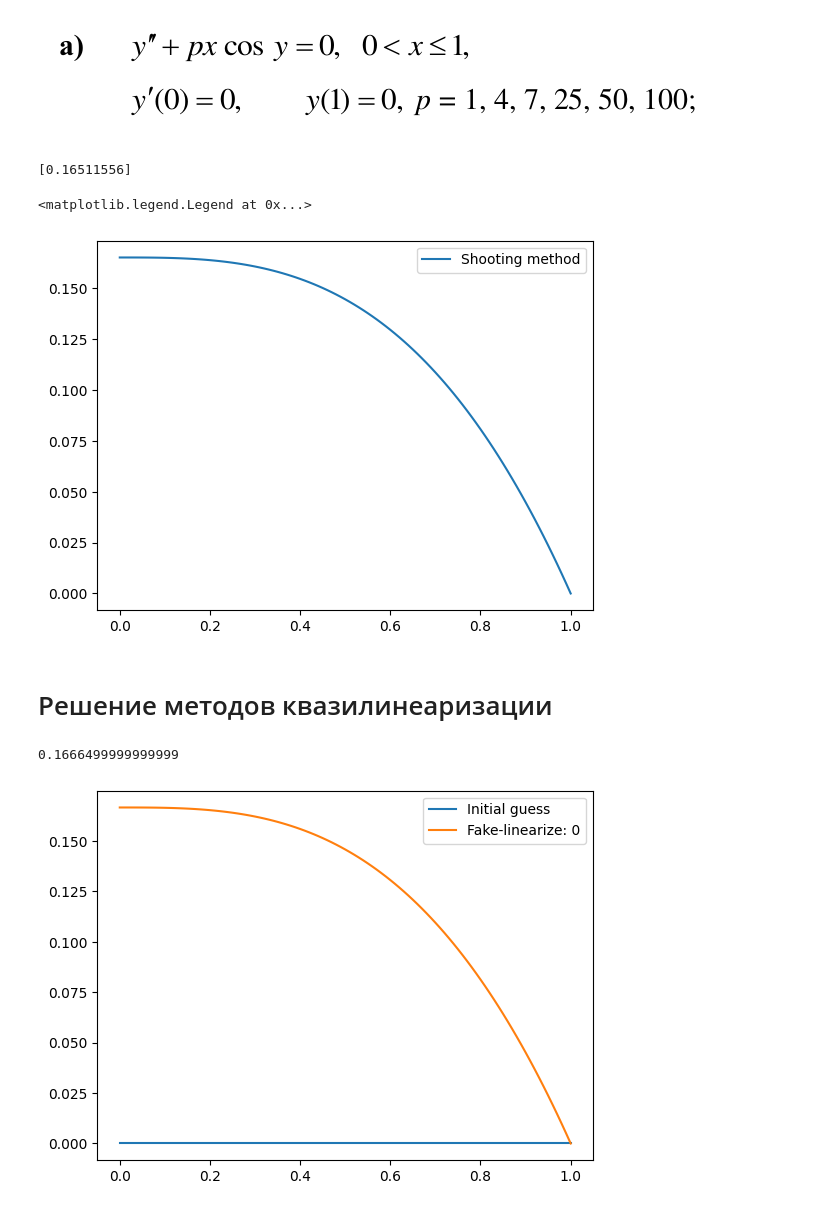
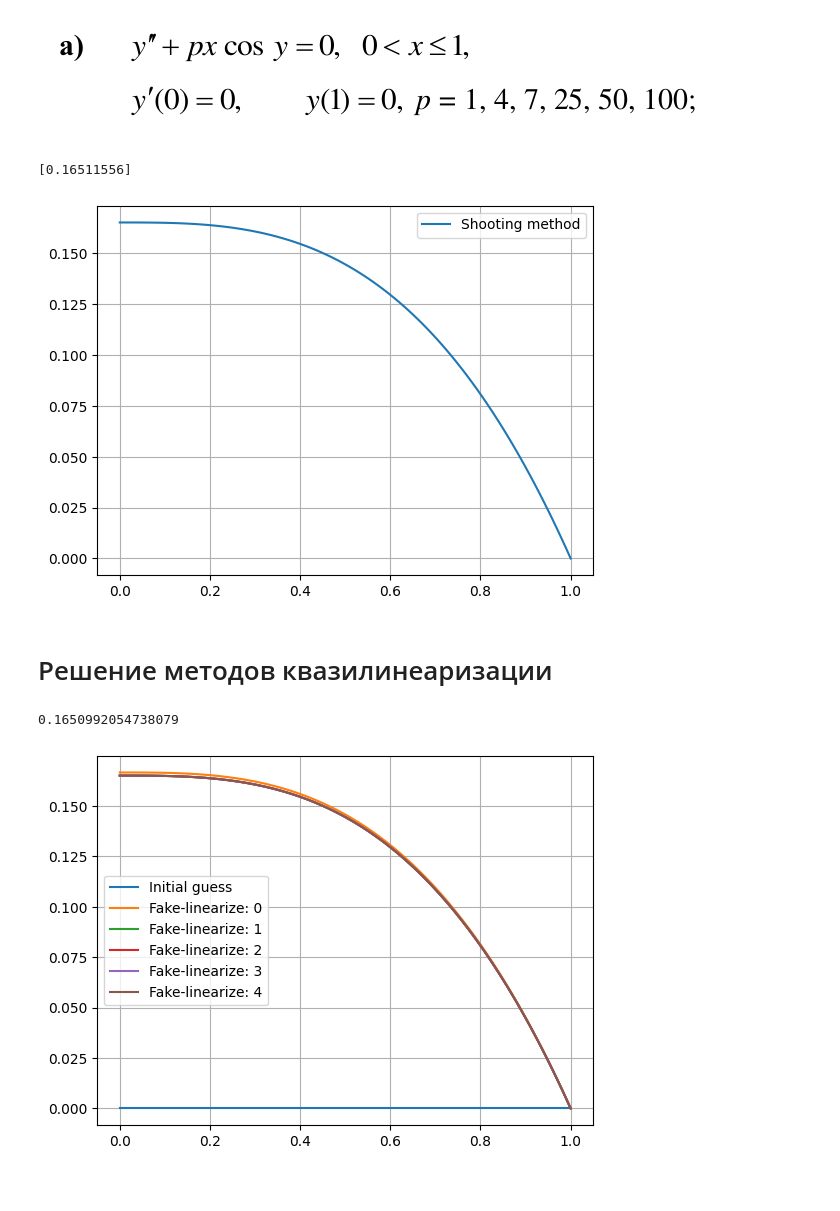
Before and after one commit to matmuher/MIPT_computational_math, a Jupyter notebook: 5_boundary_problem/Boundary_problem.ipynb, the cells around one changed output. Saved outputs shown, nothing was run; the diff lists cells and outputs as text; code cells hidden in the pictures.

```diff
--- a/5_boundary_problem/Boundary_problem.ipynb
+++ b/5_boundary_problem/Boundary_problem.ipynb
@@ -182,10 +182,10 @@ vecs = solveODE(fvec, vec0, time, h_std, rk4_step)
 
 plotSolution2D(vecs, "Shooting method")
 plt.legend()
+plt.grid()
 # %% [output]
 [0.16511556]
-<matplotlib.legend.Legend at 0x...>
-[figure, old version]
+[figure, new version]
 # %% [markdown]
 # Решение методов квазилинеаризации
 # %%
@@ -364,7 +364,7 @@ A = lambda n: dfdy(x[n], y0[n])
 B = lambda n: f(x[n], y0[n]) - ddy0(n) # фактически это невязка грубого решения
 
 # Решаем линеаризованное уравнение с помощью метода прогонки:
-IterationNum = 1
+IterationNum = 5
 for iteration_id in range(IterationNum):
 
     # уточнение грубого решения
@@ -381,7 +381,7 @@ for iteration_id in range(IterationNum):
     c[0] = 0
     d[0] = 0
 
-    # y(0) = 0
+    # y(1) = 0
     a[-1] = 0
     b[-1] = 1
     c[-1] = 0
@@ -395,34 +395,35 @@ for iteration_id in range(IterationNum):
 
     # Прямая прогонка: вычисляем P и Q
     for n in range(1, SampleSize-1):
 
         a[n] = 1.
         b[n] = -2. - A(n) * h_std**2
         c[n] = 1.
         d[n] = B(n) * h_std**2
 
         P[n] = (-c[n]) / (a[n]*P[n-1] + b[n])
         Q[n] = (d[n] - a[n]*Q[n-1]) / (a[n]*P[n-1] + b[n])
 
     # Находим значение в последней точке:
 
         # x[N-1] = P[N-1] * x[N] + Q[N-1]
         # x[N] * b[N] + a[N] * (P[N-1] * x[N] + Q[N-1]) = d[N]
         # x[N] = (d[N] - a[N] * Q[N-1]) / (b[N] + a[N] * P[N-1])
 
     nu[-1] = (d[-1] - a[-1] * Q[-2]) / (b[-1] + a[-1] * P[-2])
 
     # Обратная прогонка: x_{n} = P_{n} * x_{n+1} + Q_{n}
     for n in range(SampleSize-2, -1, -1):
 
         nu[n] = P[n]*nu[n+1] + Q[n]
         y0[n] = y0[n] + nu[n] # уточняем грубое решение
 
     plt.plot(xs, y0, label = f'Fake-linearize: {iteration_id}')
 
 plt.legend()
-print(y0[0])
+plt.grid()
+y0[0]
 # %% [output]
-0.1666499999999999
+0.1650992054738079
-[figure, old version]
+[figure, new version]
 # %% [markdown]
```
Also changed, not shown: parts of 3 cells of this notebook.
